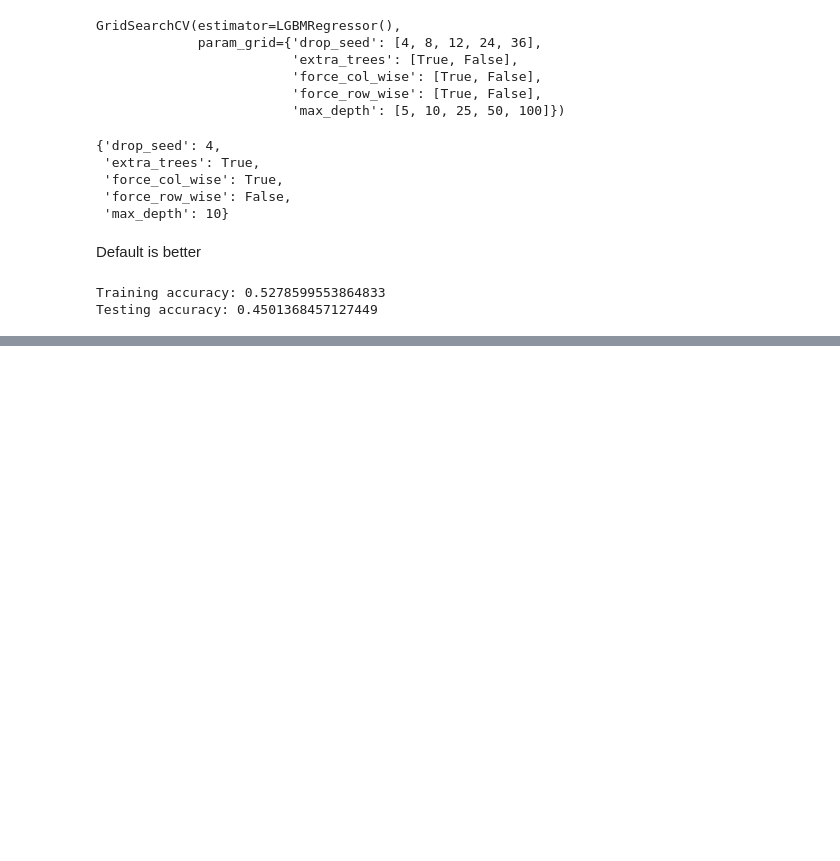
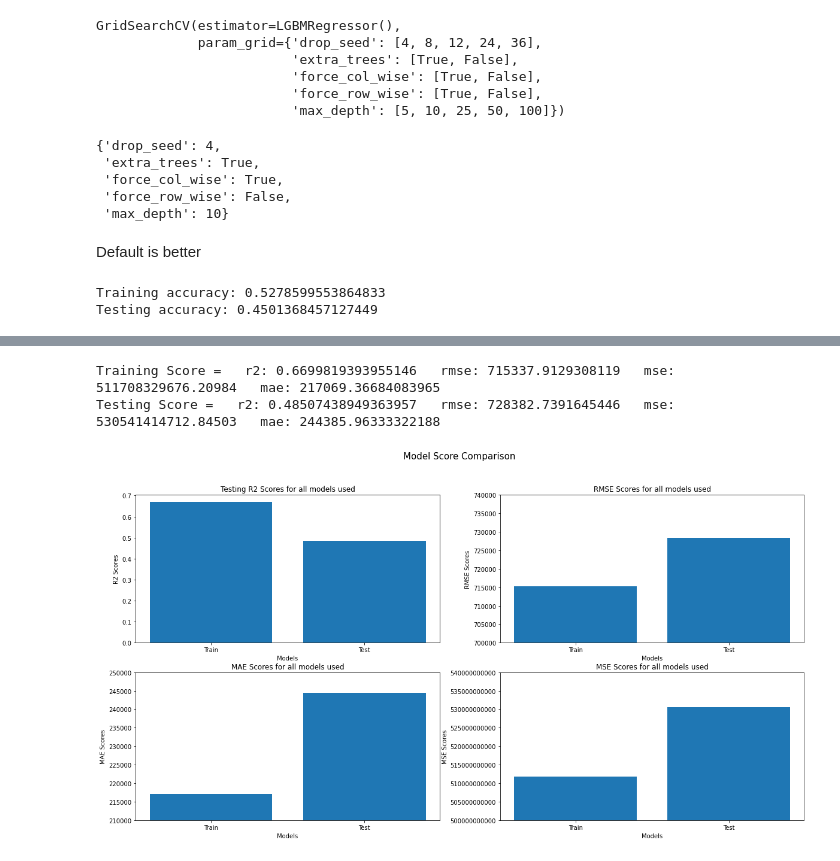
Before and after one commit to SpencerReno/Realtor_Data, a Jupyter notebook: Predictions.ipynb, the cells around one changed output, grey strips where cells are left out. Saved outputs shown, nothing was run; the diff lists cells and outputs as text; code cells hidden in the pictures; blank space fills up the shorter version.

```diff
--- a/Predictions.ipynb
+++ b/Predictions.ipynb
@@ -190,0 +191,69 @@ Testing accuracy: 0.5807142633436881
+# %%
+lgbm_train_pred = lgbm.predict(X_train)
+lgbm_test_pred = lgbm.predict(X_test)
+
+
+lgbm_rmse_train = np.sqrt(mean_squared_error(y_train, lgbm_train_pred))
+lgbm_mse_train = mean_squared_error(y_train, lgbm_train_pred)
+lgbm_mae_train = mean_absolute_error(y_train, lgbm_train_pred)
+lgbm_r2_train = r2_score(y_train, lgbm_train_pred)
+
+#testing scores
+lgbm_rmse_test = np.sqrt(mean_squared_error(y_test, lgbm_test_pred))
+lgbm_mse_test = mean_squared_error(y_test, lgbm_test_pred)
+lgbm_mae_test = mean_absolute_error(y_test, lgbm_test_pred)
+lgbm_r2_test = r2_score(y_test, lgbm_test_pred)
+
+
+print(f'Training Score =   r2: {lgbm_r2_train}   rmse: {lgbm_rmse_train}   mse: {lgbm_mse_train}   mae: {lgbm_mae_train} ')
+print(f'Testing Score =   r2: {lgbm_r2_test}   rmse: {lgbm_rmse_test}   mse: {lgbm_mse_test}   mae: {lgbm_mae_test} ')
+# %% [output]
+Training Score =   r2: 0.6699819393955146   rmse: 715337.9129308119   mse: 511708329676.20984   mae: 217069.36684083965
+Testing Score =   r2: 0.48507438949363957   rmse: 728382.7391645446   mse: 530541414712.84503   mae: 244385.96333322188
+# %%
+r2scores = [lgbm_r2_train, lgbm_r2_test]
+rmsescores = [lgbm_rmse_train, lgbm_rmse_test]
+maescores = [lgbm_mae_train, lgbm_mae_test]
+msescores= [lgbm_mse_train, lgbm_mse_test]
+names = ['Train', 'Test']
+
+fig = plt.figure(figsize=(20,10))
+fig.suptitle('Model Score Comparison', fontsize=15)
+
+ax1= plt.subplot(221)
+ax2= plt.subplot(222)
+ax3= plt.subplot(223)
+ax4= plt.subplot(224)
+
+
+ax1.bar(names, r2scores)
+ax1.set_title('Testing R2 Scores for all models used')
+ax1.set_ylabel('R2 Scores')
+ax1.set_xlabel('Models')
+
+
+
+
+ax2.bar(names, rmsescores)
+ax2.set_title('RMSE Scores for all models used')
+ax2.set_ylabel('RMSE Scores')
+ax2.set_ylim(700000, 740000)
+ax2.set_xlabel('Models')
+
+ax3.bar(names, maescores)
+ax3.set_title('MAE Scores for all models used')
+ax3.set_ylabel('MAE Scores')
+ax3.set_ylim(210000, 250000)
+ax3.set_xlabel('Models')
+
+
+
+ax4.bar(names, msescores)
+ax4.set_title('MSE Scores for all models used')
+ax4.set_ylabel('MSE Scores')
+ax4.set_ylim(500000000000, 540000000000)
+ax4.ticklabel_format(style='plain', axis='y')
+ax4.set_xlabel('Models')
+plt.show()
+# %% [output]
+[figure, added]
```
Also changed, not shown: parts of 4 cells of this notebook.
